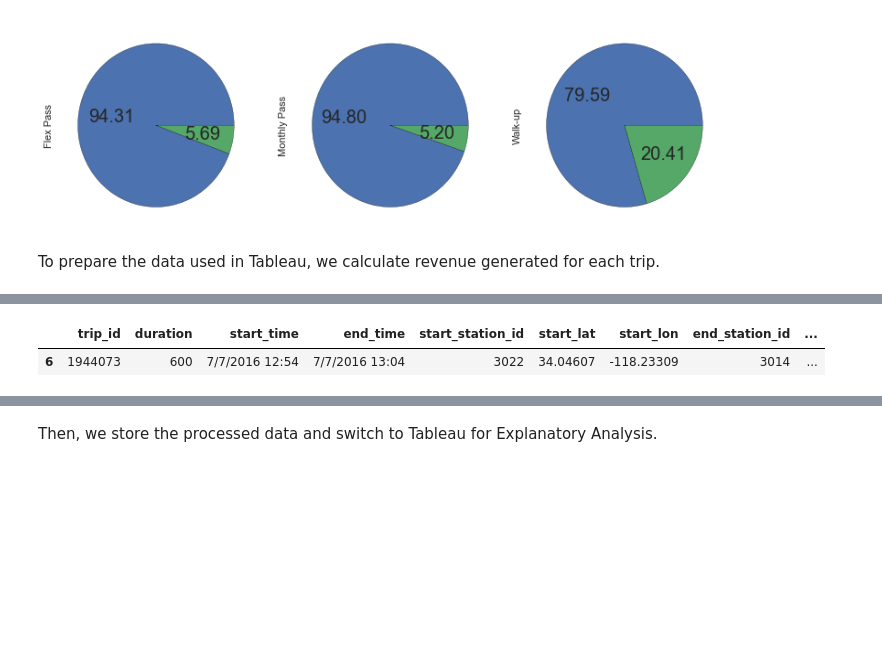
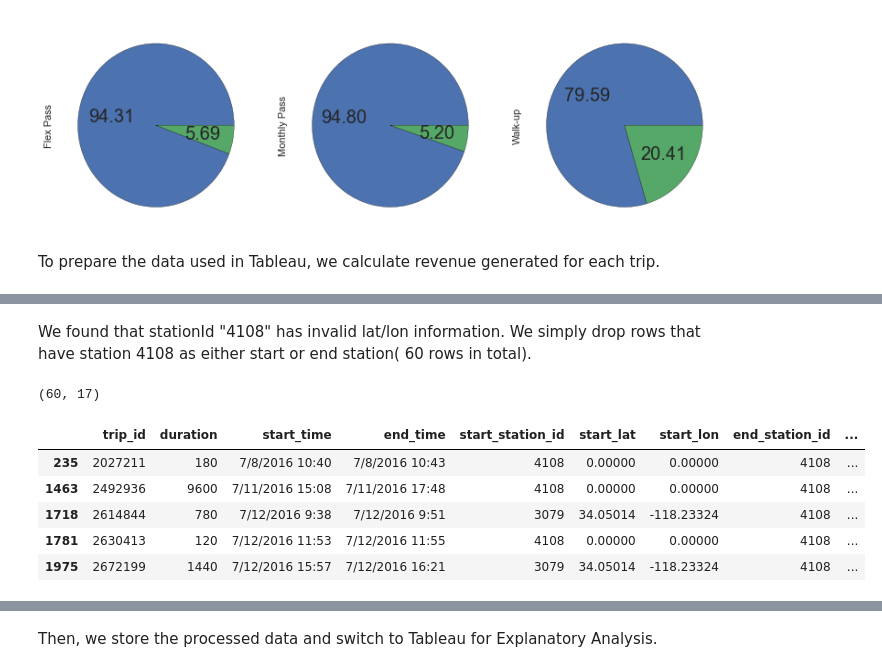
Before and after one commit to vitid/LAMetroBikeShare, a Jupyter notebook: analyze.ipynb, the cells around one changed output, grey strips where cells are left out. Drawn from its saved outputs; the diff is of its cells as text; code cells hidden in the pictures; blank space fills up the shorter version.

```diff
--- a/analyze.ipynb
+++ b/analyze.ipynb
@@ -148,5 +138,0 @@ distance_info["rows"][0]["elements"][0]["duration"]["value"]
-# %%
-trip_data[6:7]
-# %% [output]
-|  | trip_id | duration | start_time | end_time | start_station_id | start_lat | start_lon | end_station_id | ... |
-| 6 | 1944073 | 600 | 7/7/2016 12:54 | 7/7/2016 13:04 | 3022 | 34.04607 | -118.23309 | 3014 | ... |
@@ -152,0 +142,21 @@ trip_data[6:7]
+# %%
+trip_data["usual_distance"] = 0
+trip_data["usual_duration"] = 0
+
+start_end_dict = {}
+# %% [markdown]
+We found that stationId "4108" has invalid lat/lon information. We simply drop rows that have station 4108 as either start or end station( 60 rows in total).
+# %%
+discard_rows = trip_data.loc[(trip_data["start_station_id"] == 4108) | (trip_data["end_station_id"] == 4108)]
+discard_rows.shape
+# %% [output]
+(60, 17)
+# %%
+discard_rows.head()
+# %% [output]
+|  | trip_id | duration | start_time | end_time | start_station_id | start_lat | start_lon | end_station_id | ... |
+| 235 | 2027211 | 180 | 7/8/2016 10:40 | 7/8/2016 10:43 | 4108 | 0.00000 | 0.00000 | 4108 | ... |
+| 1463 | 2492936 | 9600 | 7/11/2016 15:08 | 7/11/2016 17:48 | 4108 | 0.00000 | 0.00000 | 4108 | ... |
+| 1718 | 2614844 | 780 | 7/12/2016 9:38 | 7/12/2016 9:51 | 3079 | 34.05014 | -118.23324 | 4108 | ... |
+| 1781 | 2630413 | 120 | 7/12/2016 11:53 | 7/12/2016 11:55 | 4108 | 0.00000 | 0.00000 | 4108 | ... |
+| 1975 | 2672199 | 1440 | 7/12/2016 15:57 | 7/12/2016 16:21 | 3079 | 34.05014 | -118.23324 | 4108 | ... |
```
Also changed, not shown: parts of 13 cells of this notebook, 2 other files.
